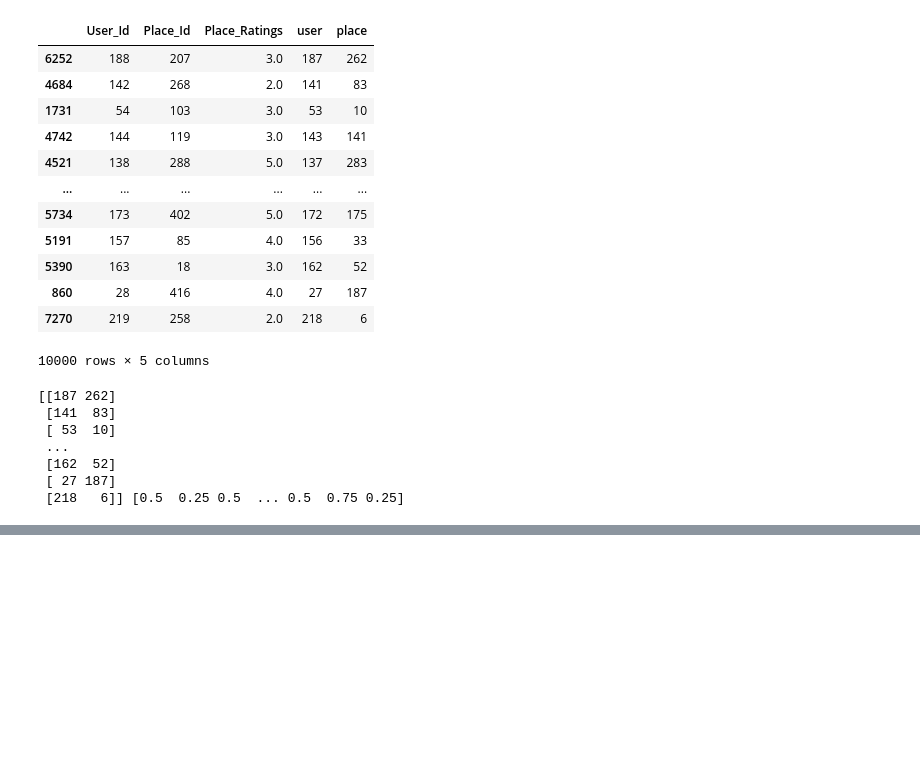
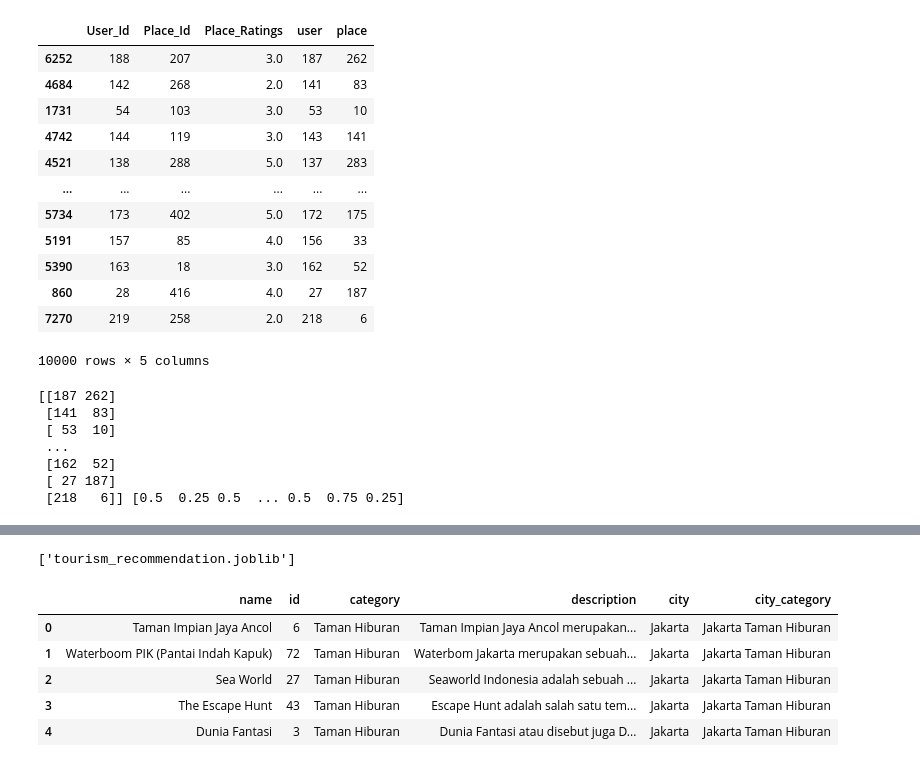
Before and after one commit to Venkatmohan07/Travel-Recommender, a Jupyter notebook: TRAVEL RECOMMENDER SYSTEM.ipynb, the cells around one changed output, grey strips where cells are left out. Cells and saved outputs as stored; diff of their text form; code cells hidden in the pictures; blank space fills up the shorter version.

```diff
--- a/TRAVEL RECOMMENDER SYSTEM.ipynb
+++ b/TRAVEL RECOMMENDER SYSTEM.ipynb
@@ -615,0 +626,20 @@ Top 10 place recommendation
+# %%
+from joblib import dump
+dump(tourism_recommendations, 'tourism_recommendation.joblib')
+# %% [output]
+['tourism_recommendation.joblib']
+# %%
+from joblib import load
+loaded_tourism_recommendation= load('tourism_recommendation.joblib')
+# %%
+
+recommendations = loaded_tourism_recommendation("SnowBay Waterpark", cosine_sim, ds)
+
+recommendations
+# %% [output]
+|  | name | id | category | description | city | city_category |
+| 0 | Taman Impian Jaya Ancol | 6 | Taman Hiburan | Taman Impian Jaya Ancol merupakan... | Jakarta | Jakarta Taman Hiburan |
+| 1 | Waterboom PIK (Pantai Indah Kapuk) | 72 | Taman Hiburan | Waterbom Jakarta merupakan sebuah... | Jakarta | Jakarta Taman Hiburan |
+| 2 | Sea World | 27 | Taman Hiburan | Seaworld Indonesia adalah sebuah ... | Jakarta | Jakarta Taman Hiburan |
+| 3 | The Escape Hunt | 43 | Taman Hiburan | Escape Hunt adalah salah satu tem... | Jakarta | Jakarta Taman Hiburan |
+| 4 | Dunia Fantasi | 3 | Taman Hiburan | Dunia Fantasi atau disebut juga D... | Jakarta | Jakarta Taman Hiburan |
```
Also changed, not shown: parts of 12 cells of this notebook, 1 other file.
